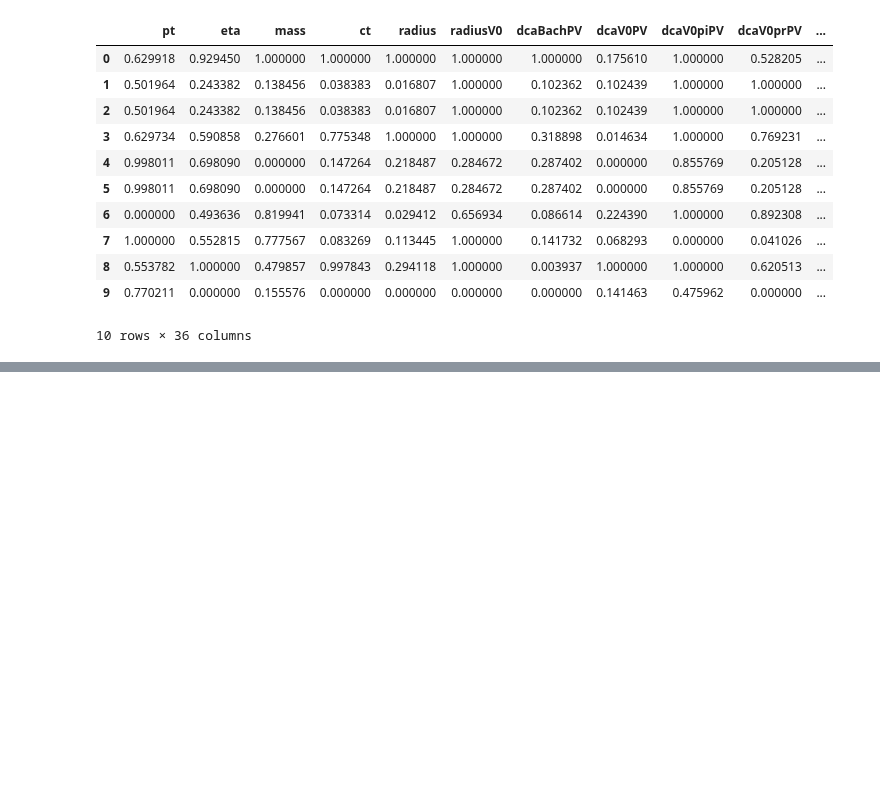
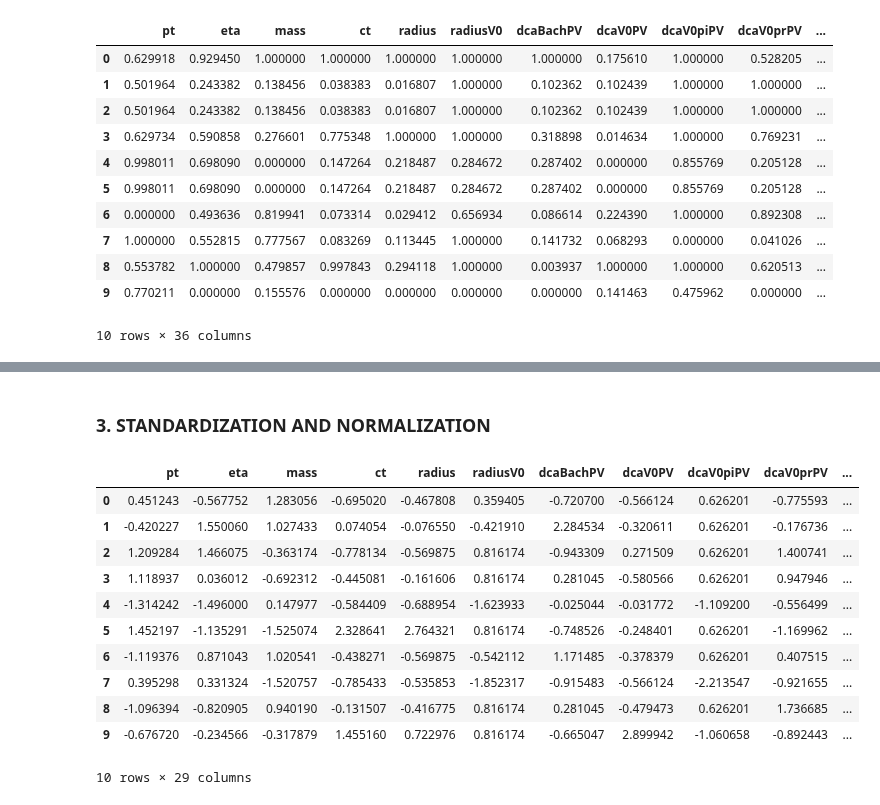
Before and after one commit to robertnesterodhiambo/Advanced_Data_analysis, a Jupyter notebook: OmegaBDT.ipynb, the cells around one changed output, grey strips where cells are left out. Drawn from its saved outputs; the diff is of its cells as text; code cells hidden in the pictures; blank space fills up the shorter version.

```diff
--- a/OmegaBDT.ipynb
+++ b/OmegaBDT.ipynb
@@ -350,0 +451,27 @@ normalized_df
+# %% [markdown]
+### 3. STANDARDIZATION AND NORMALIZATION
+# %%
+from sklearn.preprocessing import StandardScaler
+
+# Initialize the StandardScaler
+scaler = StandardScaler()
+
+# Standardize the data
+standardized_data = scaler.fit_transform(AnalysisResults_reduced)
+# Assuming standardized_data is the standardized array and AnalysisResults_reduced is the DataFrame
+standardized_df_real = pd.DataFrame(standardized_data, columns=AnalysisResults_reduced.columns)
+
+standardized_df_real
+# %% [output]
+|  | pt | eta | mass | ct | radius | radiusV0 | dcaBachPV | dcaV0PV | dcaV0piPV | dcaV0prPV | ... |
+| 0 | 0.451243 | -0.567752 | 1.283056 | -0.695020 | -0.467808 | 0.359405 | -0.720700 | -0.566124 | 0.626201 | -0.775593 | ... |
+| 1 | -0.420227 | 1.550060 | 1.027433 | 0.074054 | -0.076550 | -0.421910 | 2.284534 | -0.320611 | 0.626201 | -0.176736 | ... |
+| 2 | 1.209284 | 1.466075 | -0.363174 | -0.778134 | -0.569875 | 0.816174 | -0.943309 | 0.271509 | 0.626201 | 1.400741 | ... |
+| 3 | 1.118937 | 0.036012 | -0.692312 | -0.445081 | -0.161606 | 0.816174 | 0.281045 | -0.580566 | 0.626201 | 0.947946 | ... |
+| 4 | -1.314242 | -1.496000 | 0.147977 | -0.584409 | -0.688954 | -1.623933 | -0.025044 | -0.031772 | -1.109200 | -0.556499 | ... |
+| 5 | 1.452197 | -1.135291 | -1.525074 | 2.328641 | 2.764321 | 0.816174 | -0.748526 | -0.248401 | 0.626201 | -1.169962 | ... |
+| 6 | -1.119376 | 0.871043 | 1.020541 | -0.438271 | -0.569875 | -0.542112 | 1.171485 | -0.378379 | 0.626201 | 0.407515 | ... |
+| 7 | 0.395298 | 0.331324 | -1.520757 | -0.785433 | -0.535853 | -1.852317 | -0.915483 | -0.566124 | -2.213547 | -0.921655 | ... |
+| 8 | -1.096394 | -0.820905 | 0.940190 | -0.131507 | -0.416775 | 0.816174 | 0.281045 | -0.479473 | 0.626201 | 1.736685 | ... |
+| 9 | -0.676720 | -0.234566 | -0.317879 | 1.455160 | 0.722976 | 0.816174 | -0.665047 | 2.899942 | -1.060658 | -0.892443 | ... |
+10 rows × 29 columns
```
Also changed, not shown: parts of 5 cells of this notebook.
